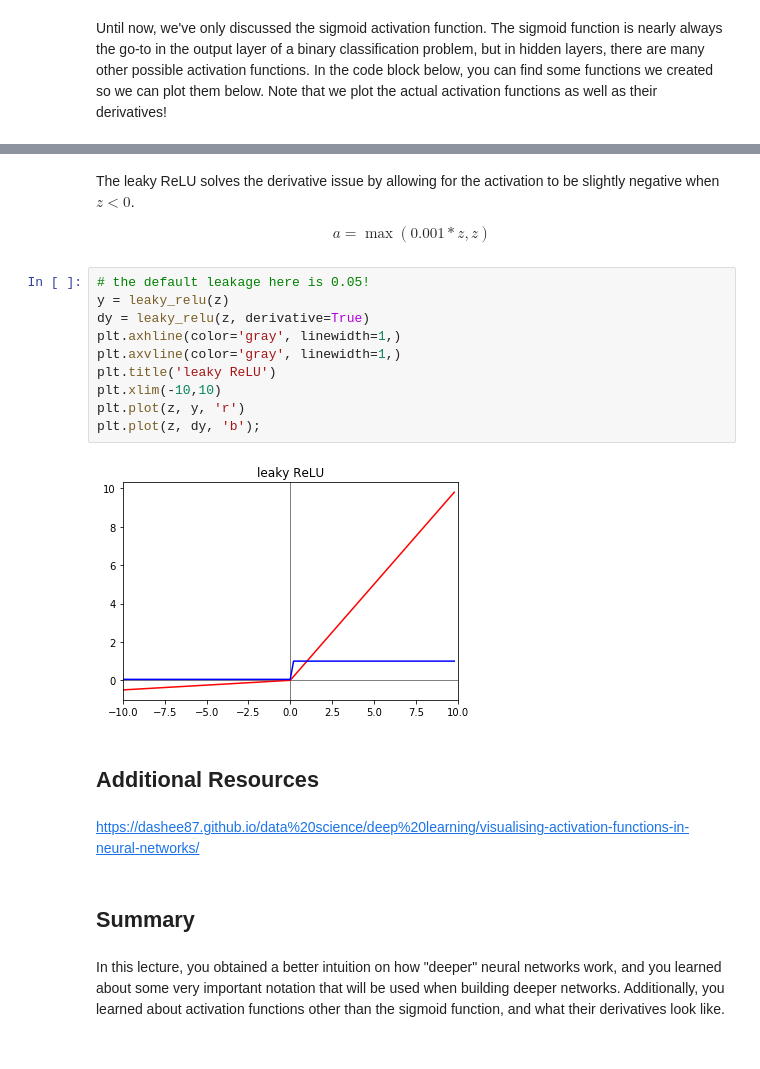
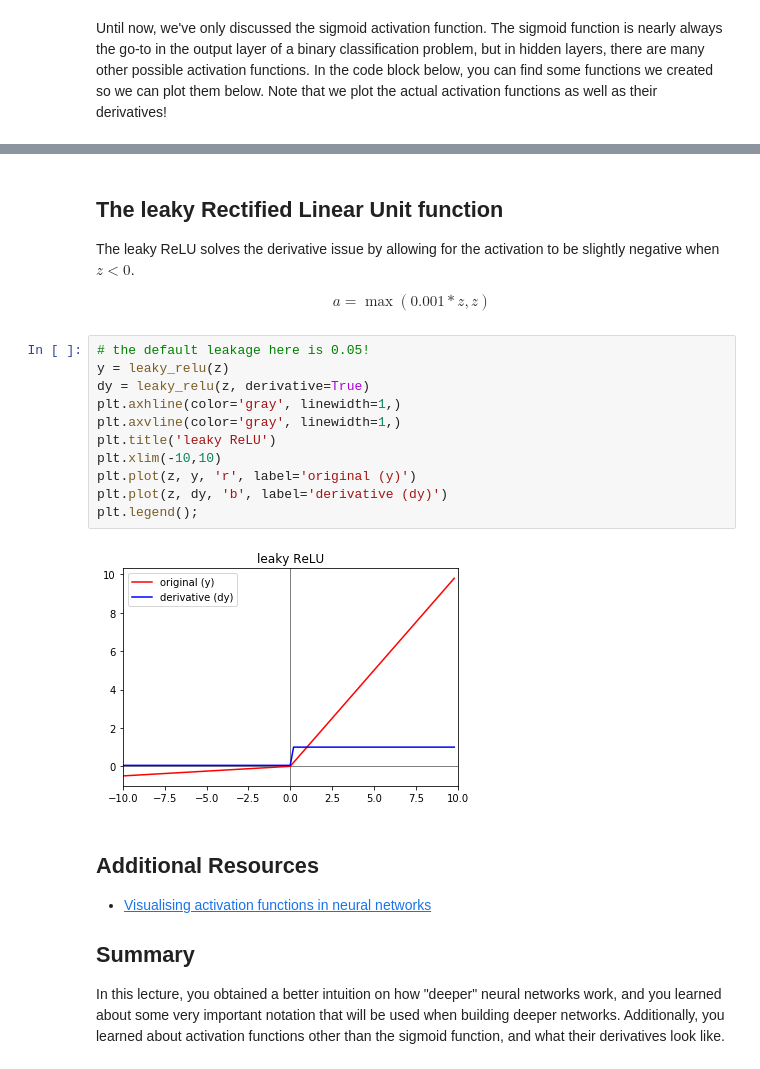
Before and after one commit to learn-co-curriculum/dsc-deeper-neural-networks, a Jupyter notebook: index.ipynb, the cells around one changed output, grey strips where cells are left out. Saved outputs shown, nothing was run; the diff lists cells and outputs as text.

```diff
--- a/index.ipynb
+++ b/index.ipynb
@@ -217,24 +220,28 @@ plt.plot(z, y, 'r');
 # %% [markdown]
+## The leaky Rectified Linear Unit function
+
 The leaky ReLU solves the derivative issue by allowing for the activation to be slightly negative when $z <0$.
 
 $$a=\max(0.001*z ,z)$$
 # %%
 # the default leakage here is 0.05!
 y = leaky_relu(z)
 dy = leaky_relu(z, derivative=True)
 plt.axhline(color='gray', linewidth=1,)
 plt.axvline(color='gray', linewidth=1,)
 plt.title('leaky ReLU')
 plt.xlim(-10,10)
-plt.plot(z, y, 'r')
-plt.plot(z, dy, 'b');
+plt.plot(z, y, 'r', label='original (y)')
+plt.plot(z, dy, 'b', label='derivative (dy)')
+plt.legend();
 # %% [output]
-[figure, old version]
+[figure, new version]
-# %% [markdown]
-## Additional Resources
-# %% [markdown]
-https://dashee87.github.io/data%20science/deep%20learning/visualising-activation-functions-in-neural-networks/
-# %% [markdown]
-## Summary
 # %% [markdown]
+## Additional Resources
+
+- [Visualising activation functions in neural networks](https://dashee87.github.io/data%20science/deep%20learning/visualising-activation-functions-in-neural-networks/)
+
+
+## Summary
+
 In this lecture, you obtained a better intuition on how "deeper" neural networks work, and you learned about some very important notation that will be used when building deeper networks. Additionally, you learned about activation functions other than the sigmoid function, and what their derivatives look like.
```
Also changed, not shown: parts of 15 cells of this notebook, 9 other files.
